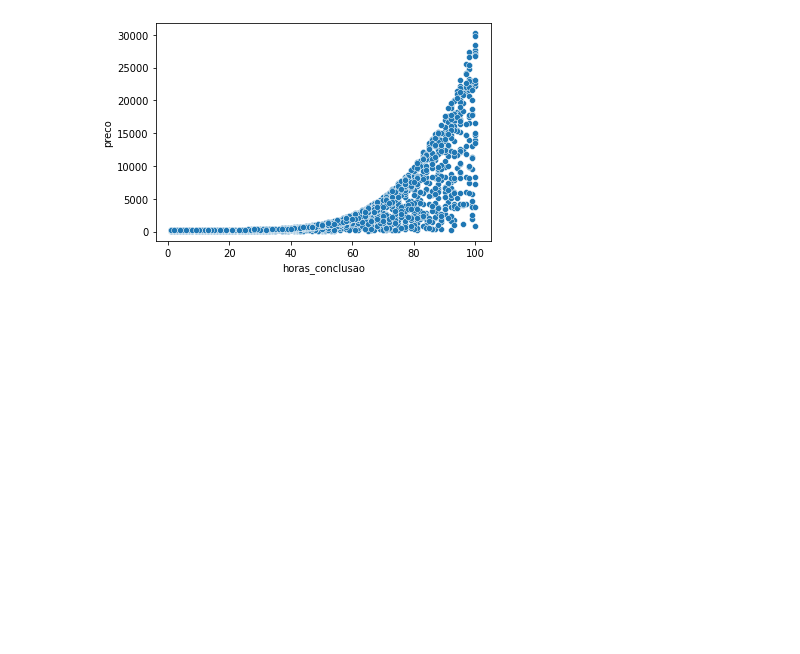
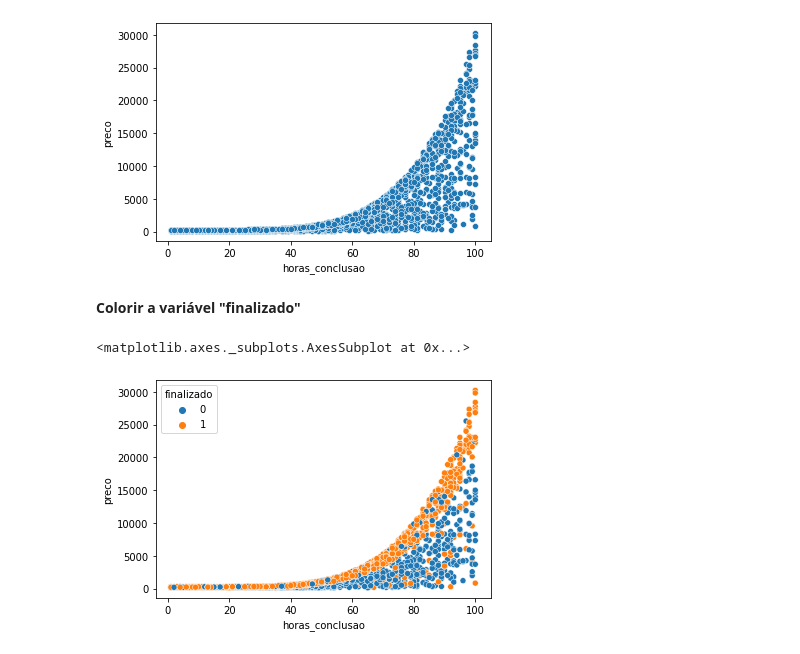
Before and after one commit to Stanniack/MachineLearningExamples, a Jupyter notebook: Machine_Learning_Exemplo_3.ipynb, the cells around one changed output. Cells and saved outputs as stored; diff of their text form; code cells hidden in the pictures; blank space fills up the shorter version.

Commit message:
Colorindo pontos no gráfico com HUE do scatterplot

```diff
--- a/Machine_Learning_Exemplo_3.ipynb
+++ b/Machine_Learning_Exemplo_3.ipynb
@@ -63,3 +63,11 @@ sns.scatterplot(x = "horas_conclusao", y = "preco", data = dados)
 # %% [output]
 <matplotlib.axes._subplots.AxesSubplot at 0x...>
 [figure]
+# %% [markdown]
+**Colorir a variável "finalizado"**
+# %%
+#hue = definir colaração para variável
+sns.scatterplot(x = "horas_conclusao", y = "preco", hue = "finalizado", data = dados)
+# %% [output]
+<matplotlib.axes._subplots.AxesSubplot at 0x...>
+[figure, added]
```
